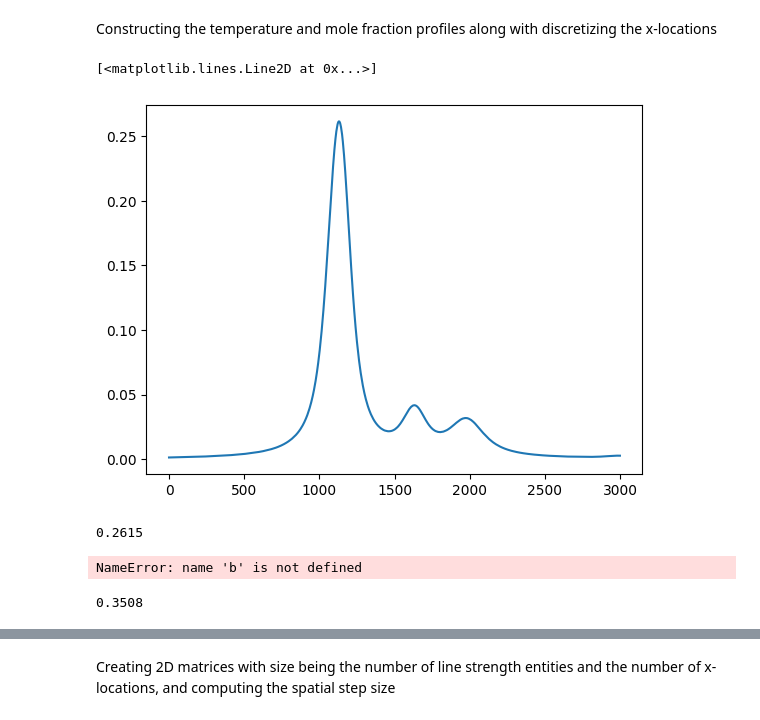
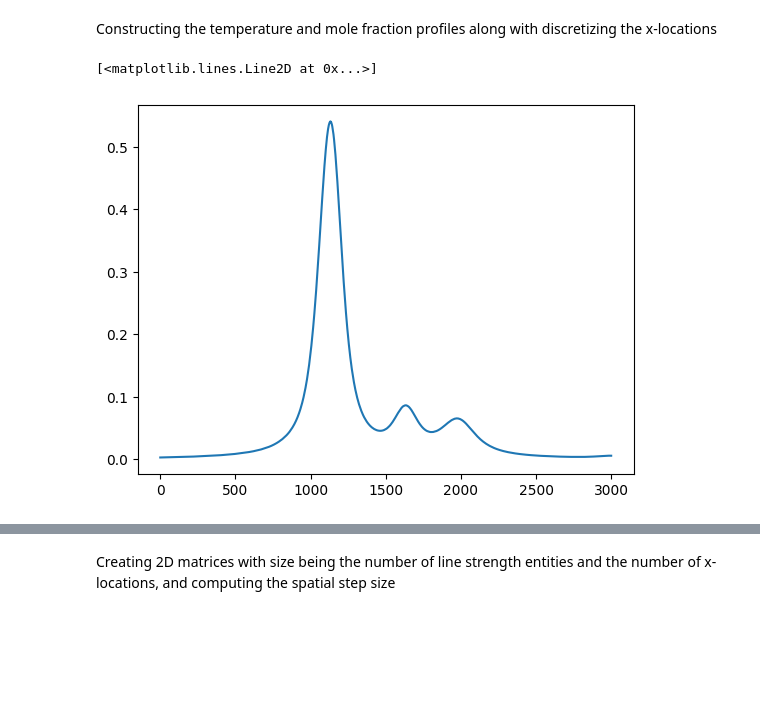
Before and after one commit to CaffineAddic/Flame_dianostics-temperature_profile_estimation_using_ML, a Jupyter notebook: Spectra_gen/TDLAS_Nuni_SNR.ipynb, the cells around one changed output, grey strips where cells are left out. Saved outputs shown, nothing was run; the diff lists cells and outputs as text; code cells hidden in the pictures; blank space fills up the shorter version.

```diff
--- a/Spectra_gen/TDLAS_Nuni_SNR.ipynb
+++ b/Spectra_gen/TDLAS_Nuni_SNR.ipynb
@@ -410,7 +410,7 @@ def run_apply_async_multiprocessing(func, argument_list, num_processes):
 # %% [markdown]
 Constructing the temperature and mole fraction profiles along with discretizing the x-locations
 # %%
-def calc_abs(loc, xor=0.1, *args, **kwargs):
+def calc_abs(loc=700, xor=0.026, *args, **kwargs):
     # temperature and mole fraction fields construction----------------------------
 
     # loc_pro = loc
@@ -495,16 +495,10 @@ def calc_abs(loc, xor=0.1, *args, **kwargs):
     return Absorbance.astype(np.half)*2
 # %%
 # tp = np.load('/home/saumya/Documents/Flame_dianostics-temperature_profile_estimation_using_ML/FINAL_VISUAL/DOWN_temp.npy')
+# %%
+a2 = calc_abs()
 # %%
-plt.plot(calc_abs(400+273, 0.026)/2)
+plt.plot(a2)
 # %% [output]
 [<matplotlib.lines.Line2D at 0x...>]
-[figure, old version]
+[figure, new version]
-# %%
-max(calc_abs(400+273, 0.026)/2)
-# %% [output]
-0.2615
-# %%
-b
-# %% [output]
-NameError: name 'b' is not defined
@@ -513,4 +504,0 @@ kwel = calc_abs(tp+273, 0.026)
-# %%
-max()
-# %% [output]
-0.3508
```
Also changed, not shown: parts of 14 cells of this notebook, 2 other files.
